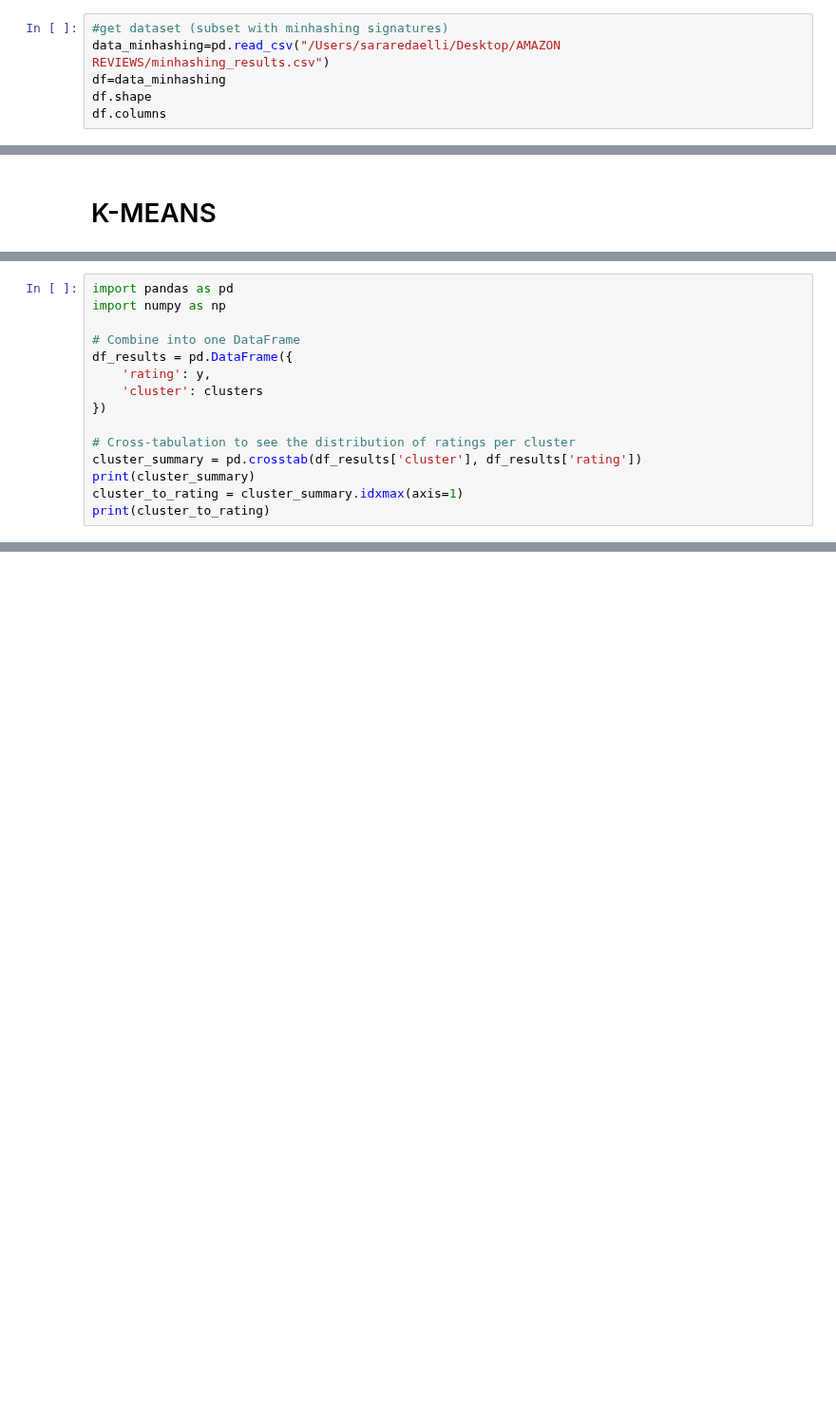
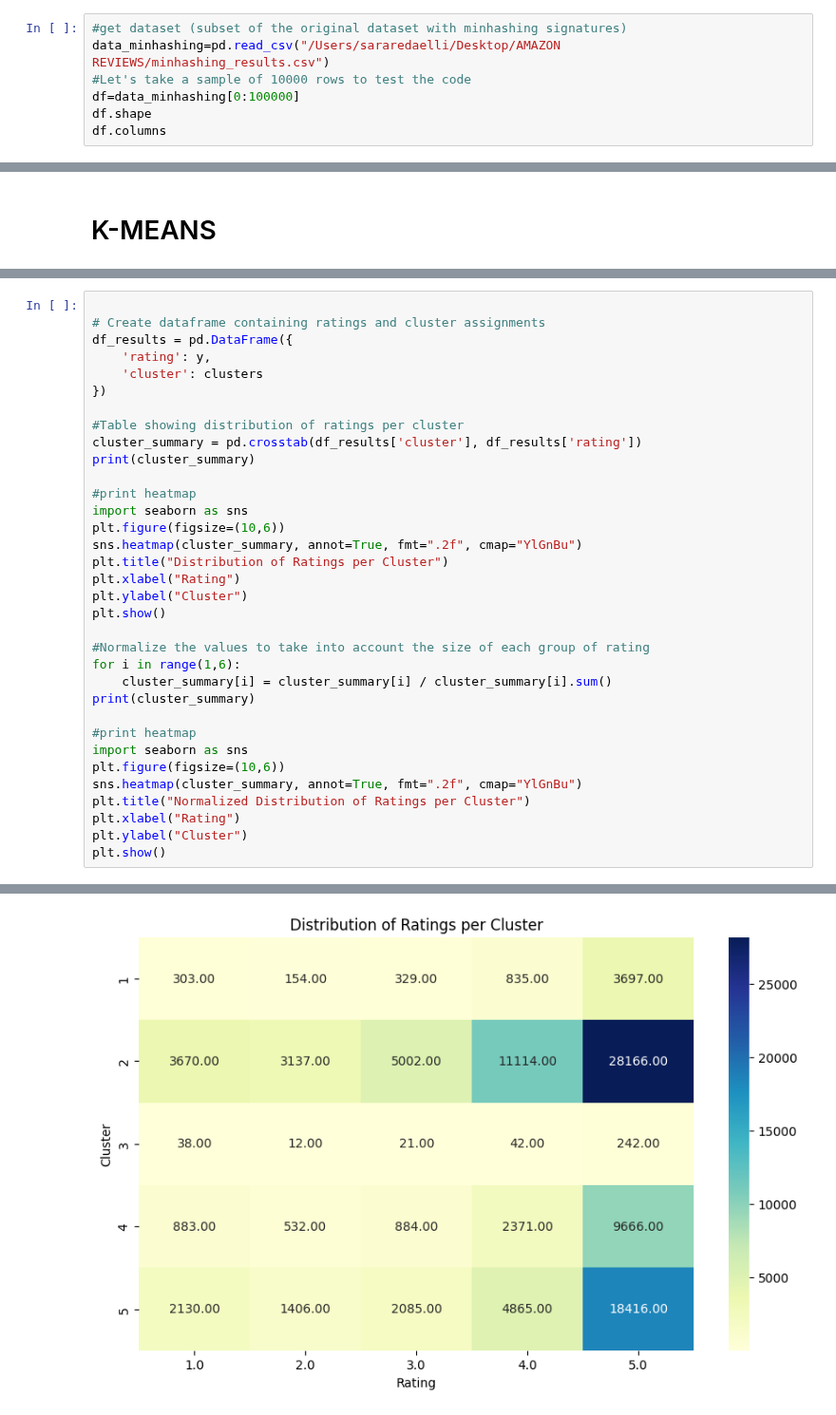
Before and after one commit to tanjapock/AmazonReview, a Jupyter notebook: Minhashing_cluster_sara.ipynb, the cells around one changed output, grey strips where cells are left out. Shown at 95% size. Drawn from its saved outputs; the diff is of its cells as text; blank space fills up the shorter version.

```diff
--- a/Minhashing_cluster_sara.ipynb
+++ b/Minhashing_cluster_sara.ipynb
@@ -12,7 +15,8 @@ from sklearn.cluster import DBSCAN
 # %%
-#get dataset (subset with minhashing signatures)
+#get dataset (subset of the original dataset with minhashing signatures)
 data_minhashing=pd.read_csv("/Users/sararedaelli/Desktop/AMAZON REVIEWS/minhashing_results.csv")
-df=data_minhashing
+#Let's take a sample of 10000 rows to test the code
+df=data_minhashing[0:100000]
 df.shape
 df.columns
 # %% [output]
@@ -164,15 +115,35 @@ plt.show()
 # %%
-import pandas as pd
-import numpy as np
 
-# Combine into one DataFrame
+# Create dataframe containing ratings and cluster assignments
 df_results = pd.DataFrame({
     'rating': y,
     'cluster': clusters
 })
 
-# Cross-tabulation to see the distribution of ratings per cluster
+#Table showing distribution of ratings per cluster
 cluster_summary = pd.crosstab(df_results['cluster'], df_results['rating'])
 print(cluster_summary)
-cluster_to_rating = cluster_summary.idxmax(axis=1)
-print(cluster_to_rating)
+
+#print heatmap
+import seaborn as sns
+plt.figure(figsize=(10,6))
+sns.heatmap(cluster_summary, annot=True, fmt=".2f", cmap="YlGnBu")
+plt.title("Distribution of Ratings per Cluster")
+plt.xlabel("Rating")
+plt.ylabel("Cluster")
+plt.show()
+
+#Normalize the values to take into account the size of each group of rating
+for i in range(1,6):
+    cluster_summary[i] = cluster_summary[i] / cluster_summary[i].sum()
+print(cluster_summary)
+
+#print heatmap
+import seaborn as sns
+plt.figure(figsize=(10,6))
+sns.heatmap(cluster_summary, annot=True, fmt=".2f", cmap="YlGnBu")
+plt.title("Normalized Distribution of Ratings per Cluster")
+plt.xlabel("Rating")
+plt.ylabel("Cluster")
+plt.show()
+# %% [output]
@@ -178,0 +157 @@ print(cluster_to_rating)
+[figure, added]
```
Also changed, not shown: parts of 36 cells of this notebook.
